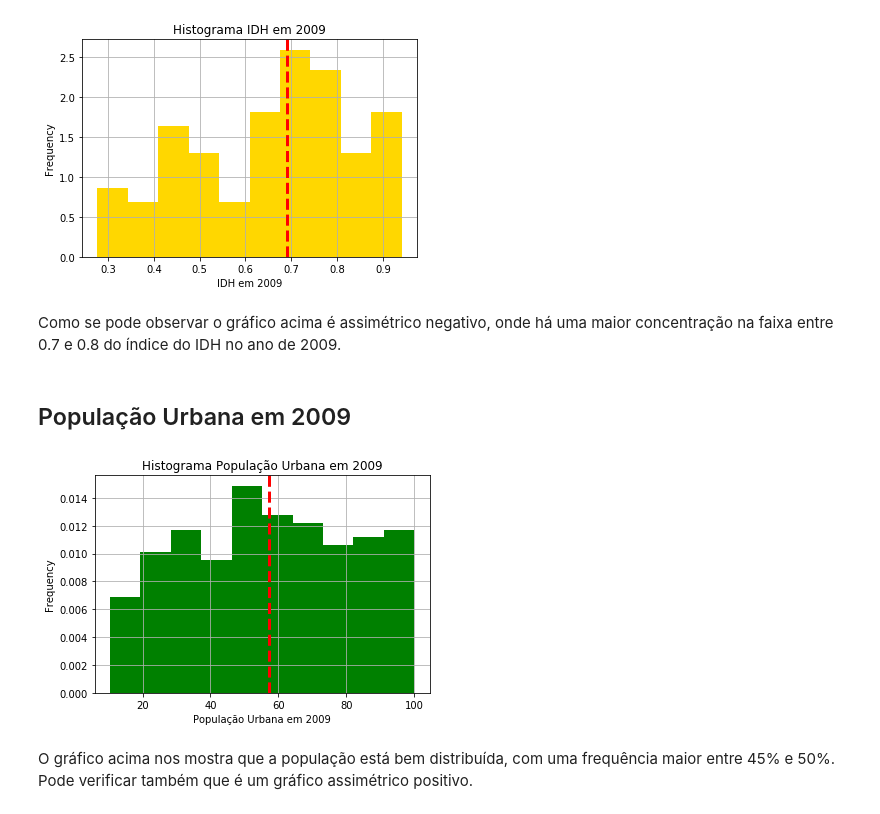
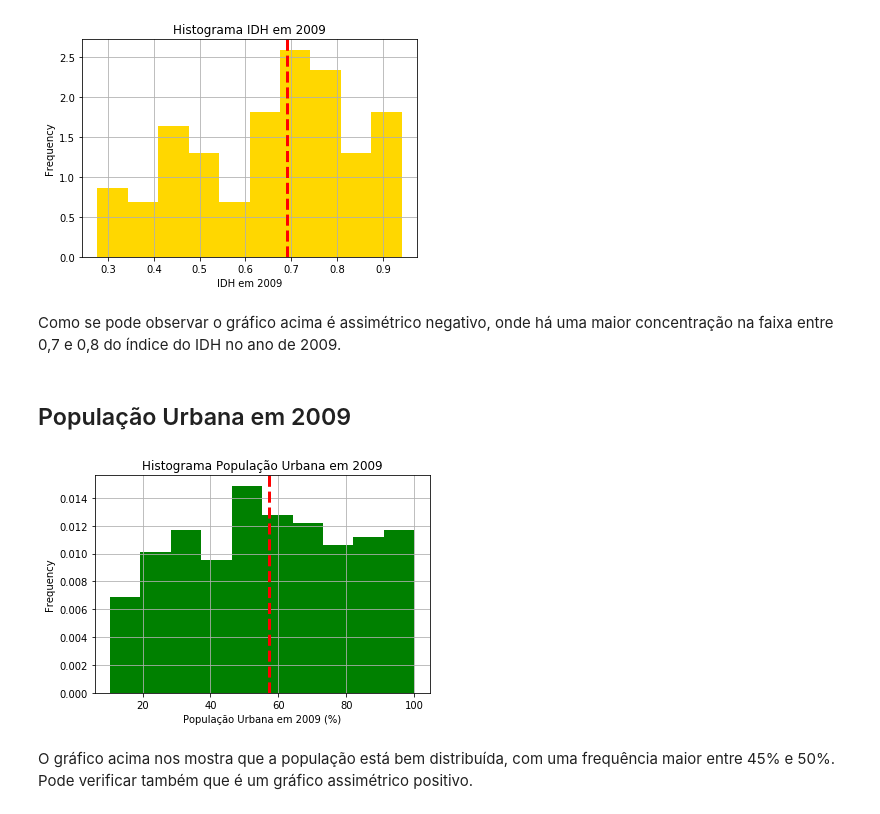
Before and after one commit to gabrielmf1/Analyze_Project, a Jupyter notebook: Projeto_Entrega1/Projeto1.ipynb, the cells around one changed output. Saved outputs shown, nothing was run; the diff lists cells and outputs as text; code cells hidden in the pictures.

```diff
--- a/Projeto_Entrega1/Projeto1.ipynb
+++ b/Projeto_Entrega1/Projeto1.ipynb
@@ -198,19 +198,19 @@ plt.show()
 # %% [output]
 [figure]
 # %% [markdown]
-Como se pode observar o gráfico acima é assimétrico negativo, onde há uma maior concentração na faixa entre 0.7 e 0.8 do índice do IDH no ano de 2009.
+Como se pode observar o gráfico acima é assimétrico negativo, onde há uma maior concentração na faixa entre 0,7 e 0,8 do índice do IDH no ano de 2009.
 # %% [markdown]
 ## População Urbana em 2009
 # %%
 UP["População Urbana em 2009 (%)"].plot.hist(density = True, color = 'green')
 UP["População Urbana em 2009 (%)"].describe()
 plt.axvline(UP['População Urbana em 2009 (%)'].median(), color= 'r', linestyle= 'dashed', linewidth= 3)
 plt.title("Histograma População Urbana em 2009")
-plt.xlabel("População Urbana em 2009")
+plt.xlabel("População Urbana em 2009 (%)")
 plt.grid()
 plt.show()
 # %% [output]
-[figure, old version]
+[figure, new version]
 # %% [markdown]
 O gráfico acima nos mostra que a população está bem distribuída, com uma frequência maior entre 45% e 50%. Pode verificar também que é um gráfico assimétrico positivo.
 # %% [markdown]
```
Also changed, not shown: parts of 6 cells of this notebook, 1 other file.
